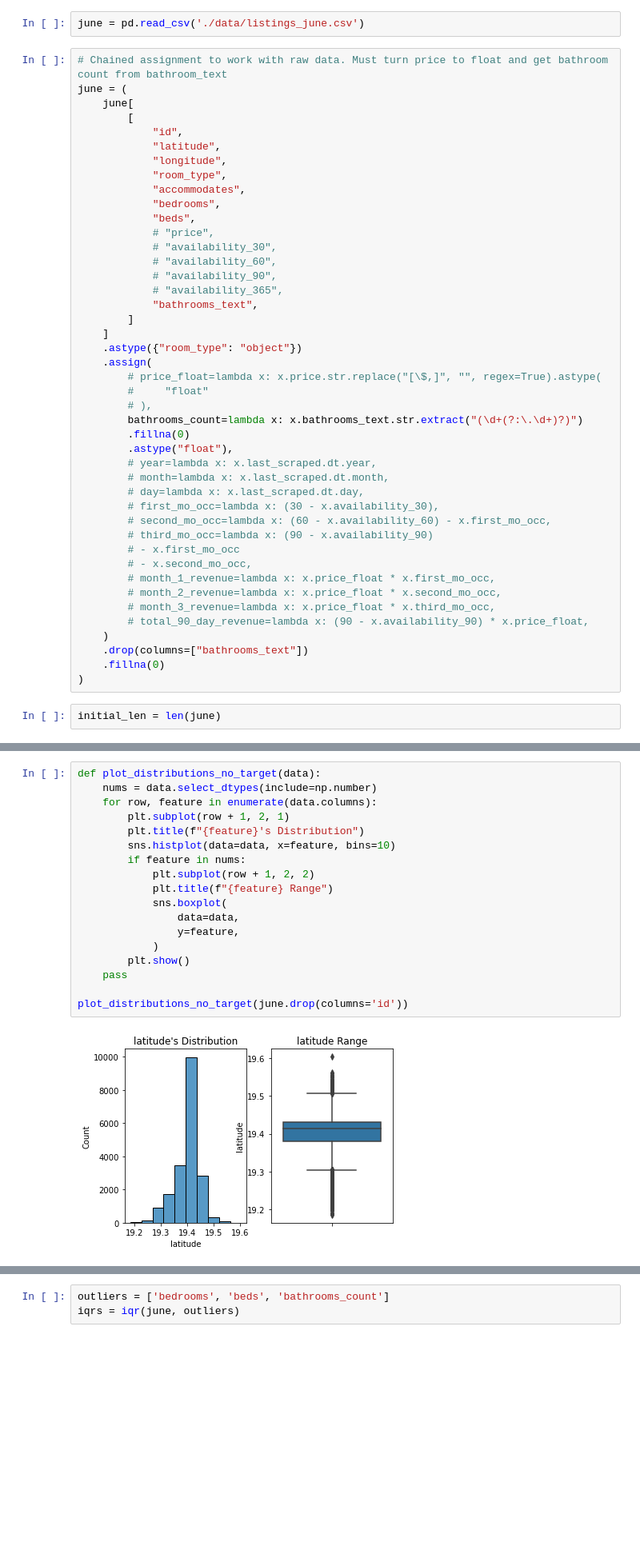
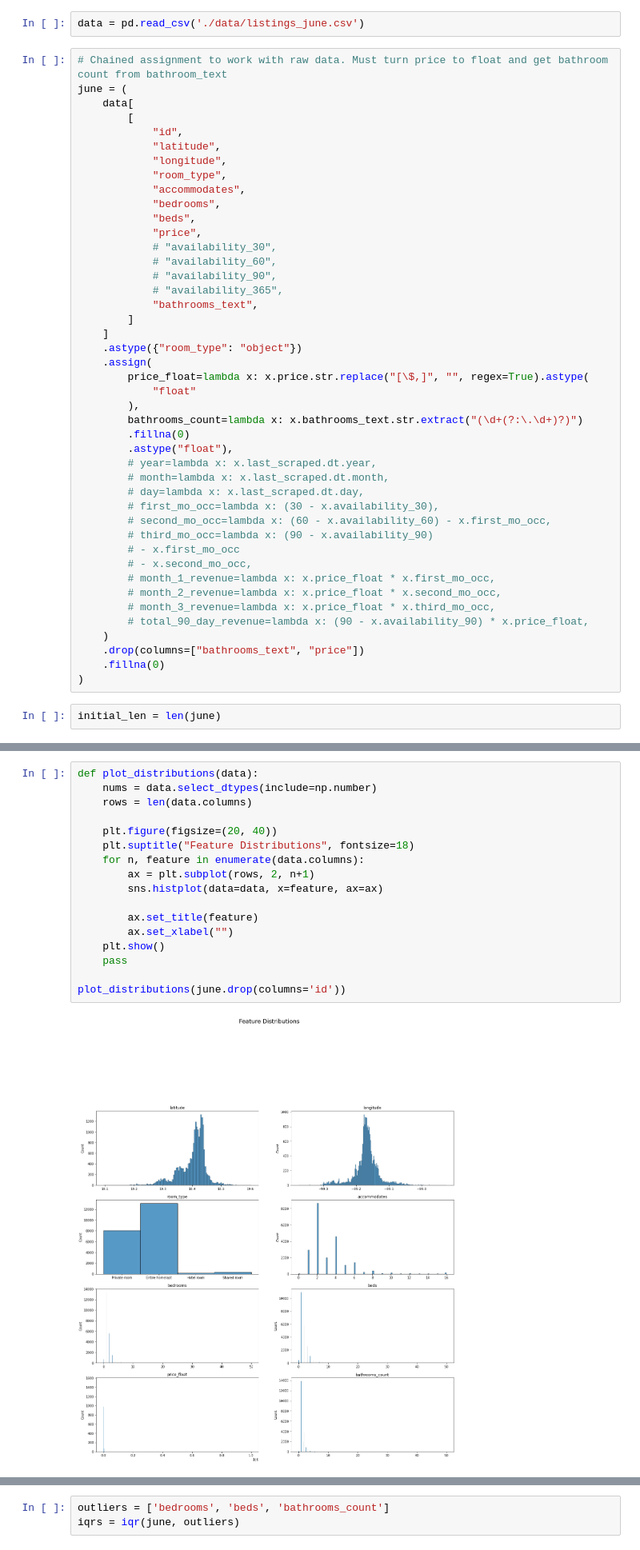
Before and after one commit to pezpet/airbnb-cdmx, a Jupyter notebook: EDA.ipynb, the cells around one changed output, grey strips where cells are left out. Shown at 80% size. Saved outputs shown, nothing was run; the diff lists cells and outputs as text; blank space fills up the shorter version.

```diff
--- a/EDA.ipynb
+++ b/EDA.ipynb
@@ -4,11 +4,11 @@ import numpy as np
 import matplotlib.pyplot as plt
 import seaborn as sns
 # %%
-june = pd.read_csv('./data/listings_june.csv')
+data = pd.read_csv('./data/listings_june.csv')
 # %%
 # Chained assignment to work with raw data. Must turn price to float and get bathroom count from bathroom_text
 june = (
-    june[
+    data[
         [
             "id",
             "latitude",
@@ -17,7 +17,7 @@ june = (
             "accommodates",
             "bedrooms",
             "beds",
-            # "price",
+            "price",
             # "availability_30",
             # "availability_60",
             # "availability_90",
@@ -27,9 +27,9 @@ june = (
     ]
     .astype({"room_type": "object"})
     .assign(
-        # price_float=lambda x: x.price.str.replace("[\$,]", "", regex=True).astype(
-        #     "float"
-        # ),
+        price_float=lambda x: x.price.str.replace("[\$,]", "", regex=True).astype(
+            "float"
+        ),
         bathrooms_count=lambda x: x.bathrooms_text.str.extract("(\d+(?:\.\d+)?)")
         .fillna(0)
         .astype("float"),
@@ -46,7 +46,7 @@ june = (
         # month_3_revenue=lambda x: x.price_float * x.third_mo_occ,
         # total_90_day_revenue=lambda x: (90 - x.availability_90) * x.price_float,
     )
-    .drop(columns=["bathrooms_text"])
+    .drop(columns=["bathrooms_text", "price"])
     .fillna(0)
 )
 # %%
@@ -82,20 +54,19 @@ initial_len = len(june)
 # %%
-def plot_distributions_no_target(data):
+def plot_distributions(data):
     nums = data.select_dtypes(include=np.number)
-    for row, feature in enumerate(data.columns):
-        plt.subplot(row + 1, 2, 1)
-        plt.title(f"{feature}'s Distribution")
-        sns.histplot(data=data, x=feature, bins=10)
-        if feature in nums:
-            plt.subplot(row + 1, 2, 2)
-            plt.title(f"{feature} Range")
-            sns.boxplot(
-                data=data,
-                y=feature,
-            )
-        plt.show()
+    rows = len(data.columns)
+
+    plt.figure(figsize=(20, 40))
+    plt.suptitle("Feature Distributions", fontsize=18)
+    for n, feature in enumerate(data.columns):
+        ax = plt.subplot(rows, 2, n+1)
+        sns.histplot(data=data, x=feature, ax=ax)
+
+        ax.set_title(feature)
+        ax.set_xlabel("")
+    plt.show()
     pass
 
-plot_distributions_no_target(june.drop(columns='id'))
+plot_distributions(june.drop(columns='id'))
 # %% [output]
-[figure, old version]
+[figure, new version]
```
Also changed, not shown: parts of 19 cells of this notebook.
